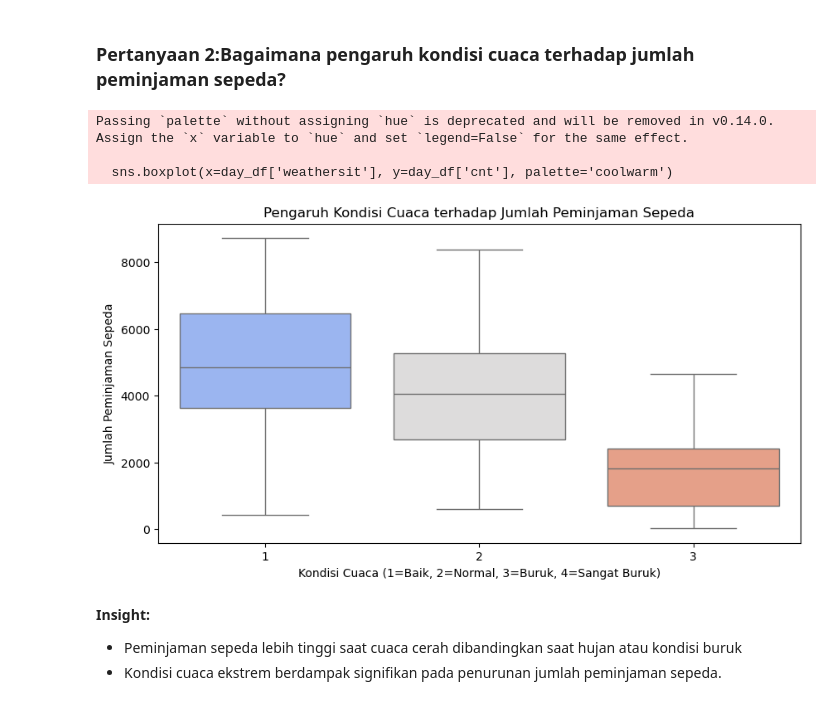
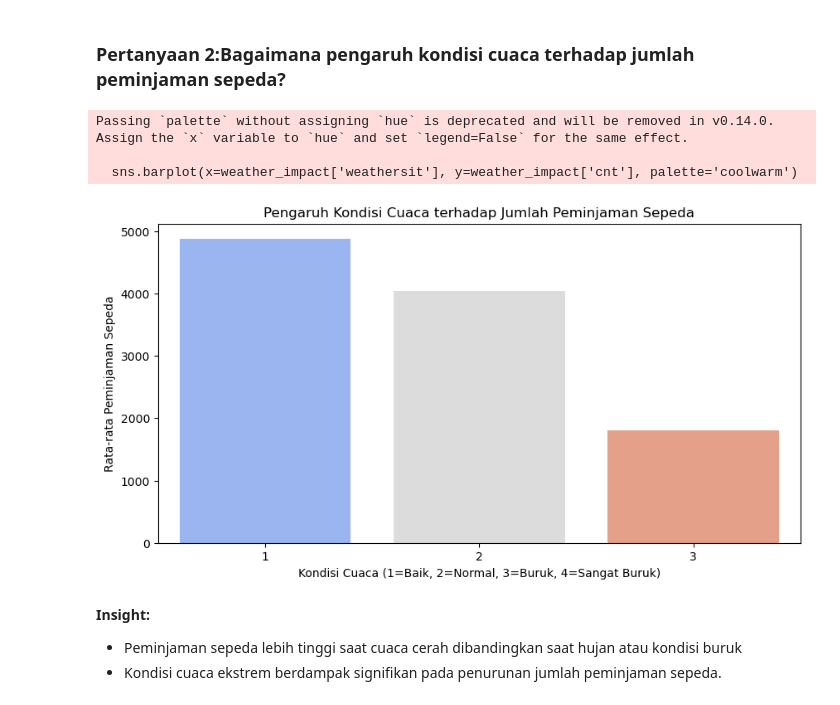
Before and after one commit to nielshn/proyek_analisis_data, a Jupyter notebook: notebook.ipynb, the cells around one changed output. Drawn from its saved outputs; the diff is of its cells as text; code cells hidden in the pictures.

```diff
--- a/notebook.ipynb
+++ b/notebook.ipynb
@@ -20,8 +20,8 @@ import seaborn as sns
 ### Gathering Data
 # %%
 # load dataset
-file_day = 'day.csv'
-file_hour = 'hour.csv'
+file_day = './data/day.csv'
+file_hour = './data/hour.csv'
 
 # membaca file csv
 day_df = pd.read_csv(file_day, parse_dates=['dteday'])
@@ -151,3 +160,23 @@ plt.show()
 
 - Suhu dan jumlah peminjaman memiliki korealsi positif yang cukup tinggi
 - Faktor cuaca juga mempengaruhi jumlah peminjaman, dengan kondisi cerah meningkatkan jumlah pengguna
+# %%
+#3. Agregasi Data
+# Tren penggunaan sepeda sepanjang tahun
+monthly_trend = day_df.groupby(
+    day_df['dteday'].dt.to_period("M")).agg({"cnt": "sum"}).reset_index()
+print("\nTren Penggunaan Sepeda Sepanjang Tahun")
+print(monthly_trend.head())
+
+# Boxplot untuk melihat distribusi jumlah peminjaman sepeda
+plt.figure(figsize=(10, 6))
+sns.boxplot(y=day_df['cnt'], color='skyblue')
+plt.title("Distribusi Jumlah Peminjaman Sepeda Harian")
+plt.xticks(rotation=45)
+plt.ylabel("Jumlah Peminjaman Sepeda")
+plt.show()
+
+# Pengaruh kondisi cuaca terhadap jumla peminjaman sepeda
+weather_impact= day_df.groupby("weathersit").agg({"cnt": "mean"}).reset_index()
+print("\nPengaruh Kondisi Cuaca terhadap Peminjaman Sepeda:")
+print(weather_impact)
@@ -176,16 +219,16 @@ plt.show()
 # %%
 # Pengaruh Kondinsi Cuaca terhadap Peminjaman Sepeda
 plt.figure(figsize=(10,5))
-sns.boxplot(x=day_df['weathersit'], y=day_df['cnt'], palette='coolwarm')
+sns.barplot(x=weather_impact['weathersit'], y=weather_impact['cnt'], palette='coolwarm')
 plt.title('Pengaruh Kondisi Cuaca terhadap Jumlah Peminjaman Sepeda')
 plt.xlabel("Kondisi Cuaca (1=Baik, 2=Normal, 3=Buruk, 4=Sangat Buruk)")
-plt.ylabel("Jumlah Peminjaman Sepeda")
+plt.ylabel("Rata-rata Peminjaman Sepeda")
 plt.show()
 # %% [output]
 Passing `palette` without assigning `hue` is deprecated and will be removed in v0.14.0. Assign the `x` variable to `hue` and set `legend=False` for the same effect.
 
-  sns.boxplot(x=day_df['weathersit'], y=day_df['cnt'], palette='coolwarm')
+  sns.barplot(x=weather_impact['weathersit'], y=weather_impact['cnt'], palette='coolwarm')
-[figure, old version]
+[figure, new version]
 # %% [markdown]
 **Insight:**
 - Peminjaman sepeda lebih tinggi saat cuaca cerah dibandingkan saat hujan atau kondisi buruk
```
Also changed, not shown: parts of 8 cells of this notebook, 1 other file.
